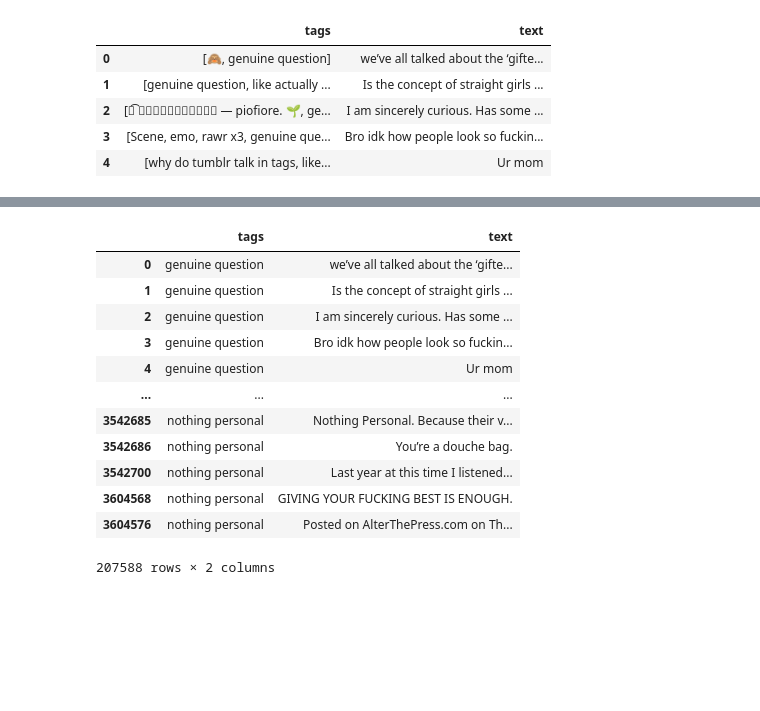
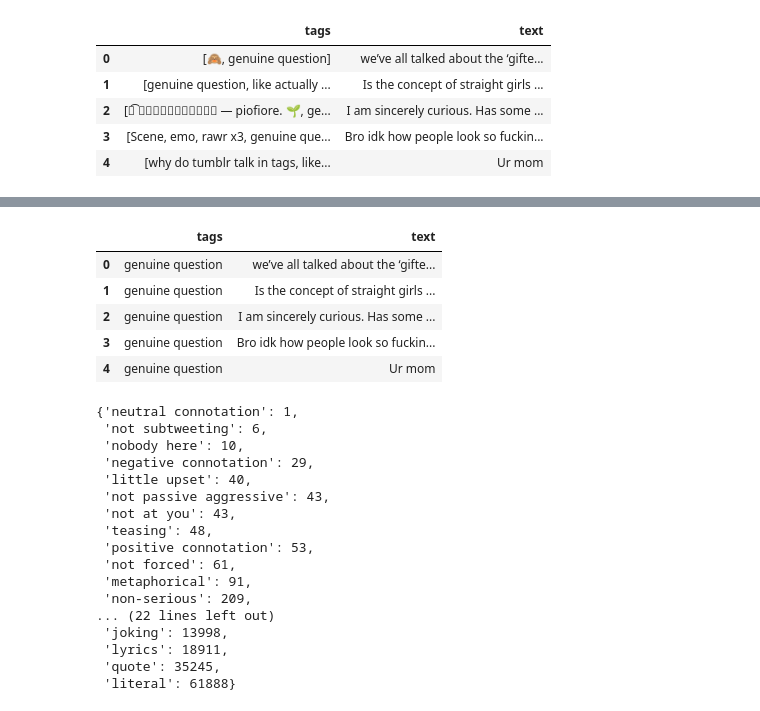
Before and after one commit to abobafett-dev/advanced-machine-learning-project-iu-2024, a Jupyter notebook: notebooks/check_convert_tonetags_dataset.ipynb, the cells around one changed output, grey strips where cells are left out. Cells and saved outputs as stored; diff of their text form; code cells hidden in the pictures; blank space fills up the shorter version.

```diff
--- a/notebooks/check_convert_tonetags_dataset.ipynb
+++ b/notebooks/check_convert_tonetags_dataset.ipynb
@@ -191,18 +158,11 @@ df6
 # %%
 df7 = df6.dropna(subset=['text'])
 # %%
-df7
+df7.head()
 # %% [output]
 |  | tags | text |
 | 0 | genuine question | we’ve all talked about the ‘gifte... |
 | 1 | genuine question | Is the concept of straight girls ... |
 | 2 | genuine question | I am sincerely curious. Has some ... |
 | 3 | genuine question | Bro idk how people look so fuckin... |
 | 4 | genuine question | Ur mom |
-| ... | ... | ... |
-| 3542685 | nothing personal | Nothing Personal. Because their v... |
-| 3542686 | nothing personal | You’re a douche bag. |
-| 3542700 | nothing personal | Last year at this time I listened... |
-| 3604568 | nothing personal | GIVING YOUR FUCKING BEST IS ENOUGH. |
-| 3604576 | nothing personal | Posted on AlterThePress.com on Th... |
-207588 rows × 2 columns
@@ -210,0 +174,20 @@ df7_profile_report = ydata_profiling.profile_report.ProfileReport(df7)
+# %%
+dict(sorted(tag_size.items(), key=lambda x: x[1]))
+# %% [output]
+{'neutral connotation': 1,
+ 'not subtweeting': 6,
+ 'nobody here': 10,
+ 'negative connotation': 29,
+ 'little upset': 40,
+ 'not passive aggressive': 43,
+ 'not at you': 43,
+ 'teasing': 48,
+ 'positive connotation': 53,
+ 'not forced': 61,
+ 'metaphorical': 91,
+ 'non-serious': 209,
+... (22 lines left out)
+ 'joking': 13998,
+ 'lyrics': 18911,
+ 'quote': 35245,
+ 'literal': 61888}
```
Also changed, not shown: parts of 28 cells of this notebook.
